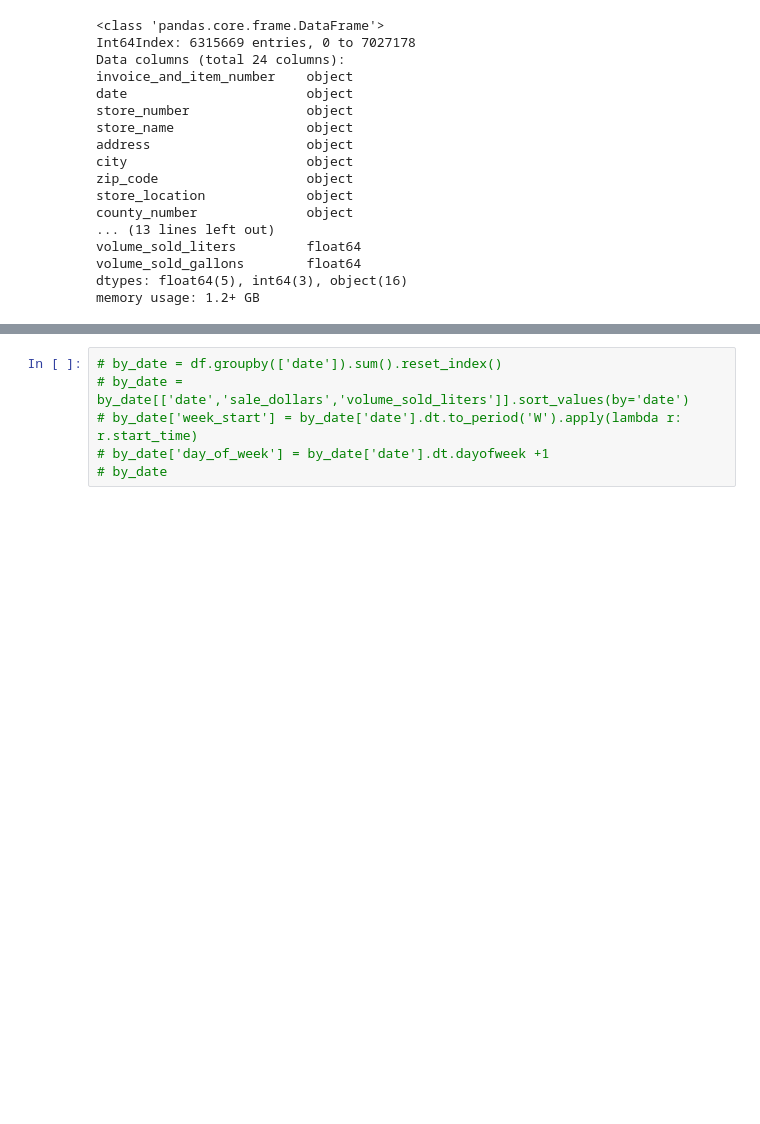
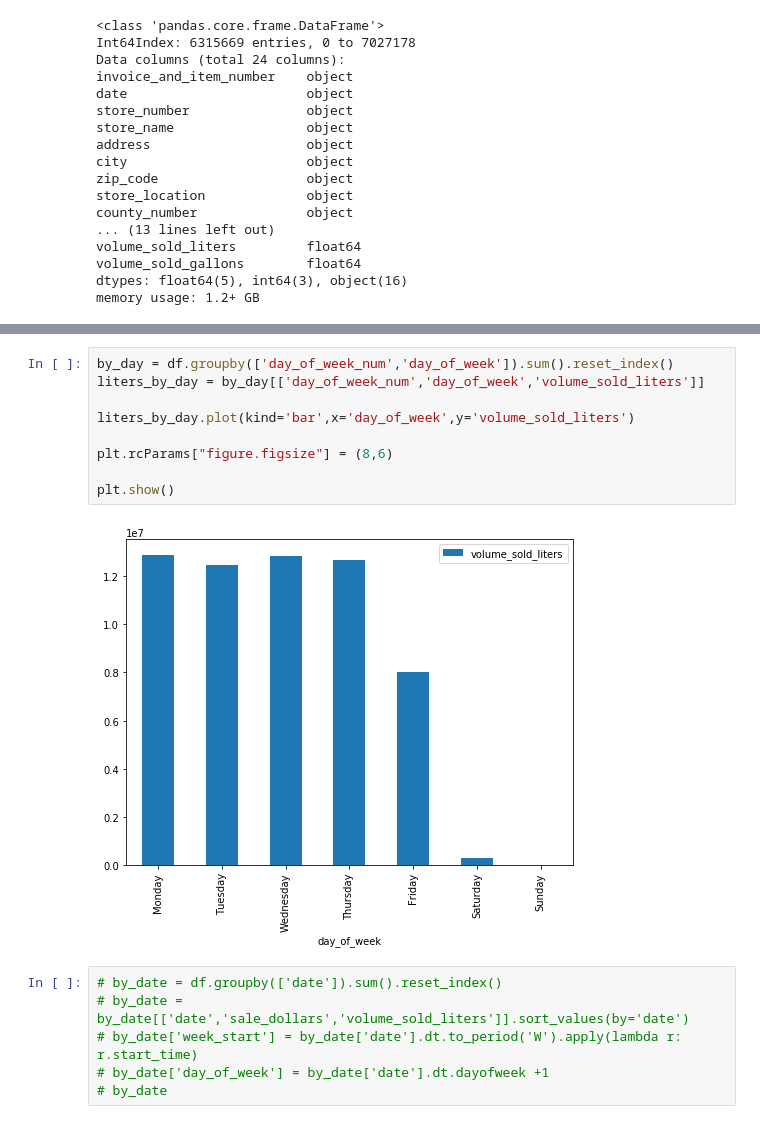
Before and after one commit to polesh21/iowa_liquor_sales, a Jupyter notebook: EDA_iowa.ipynb, the cells around one changed output, grey strips where cells are left out. Saved outputs shown, nothing was run; the diff lists cells and outputs as text; blank space fills up the shorter version.

```diff
--- a/EDA_iowa.ipynb
+++ b/EDA_iowa.ipynb
@@ -121,3 +112,14 @@ by_month_short
+# %%
+by_day = df.groupby(['day_of_week_num','day_of_week']).sum().reset_index()
+liters_by_day = by_day[['day_of_week_num','day_of_week','volume_sold_liters']]
+
+liters_by_day.plot(kind='bar',x='day_of_week',y='volume_sold_liters')
+
+plt.rcParams["figure.figsize"] = (8,6)
+
+plt.show()
+# %% [output]
+[figure, added]
 # %%
 # by_date = df.groupby(['date']).sum().reset_index()
 # by_date = by_date[['date','sale_dollars','volume_sold_liters']].sort_values(by='date')
```
Also changed, not shown: parts of 3 cells of this notebook.
